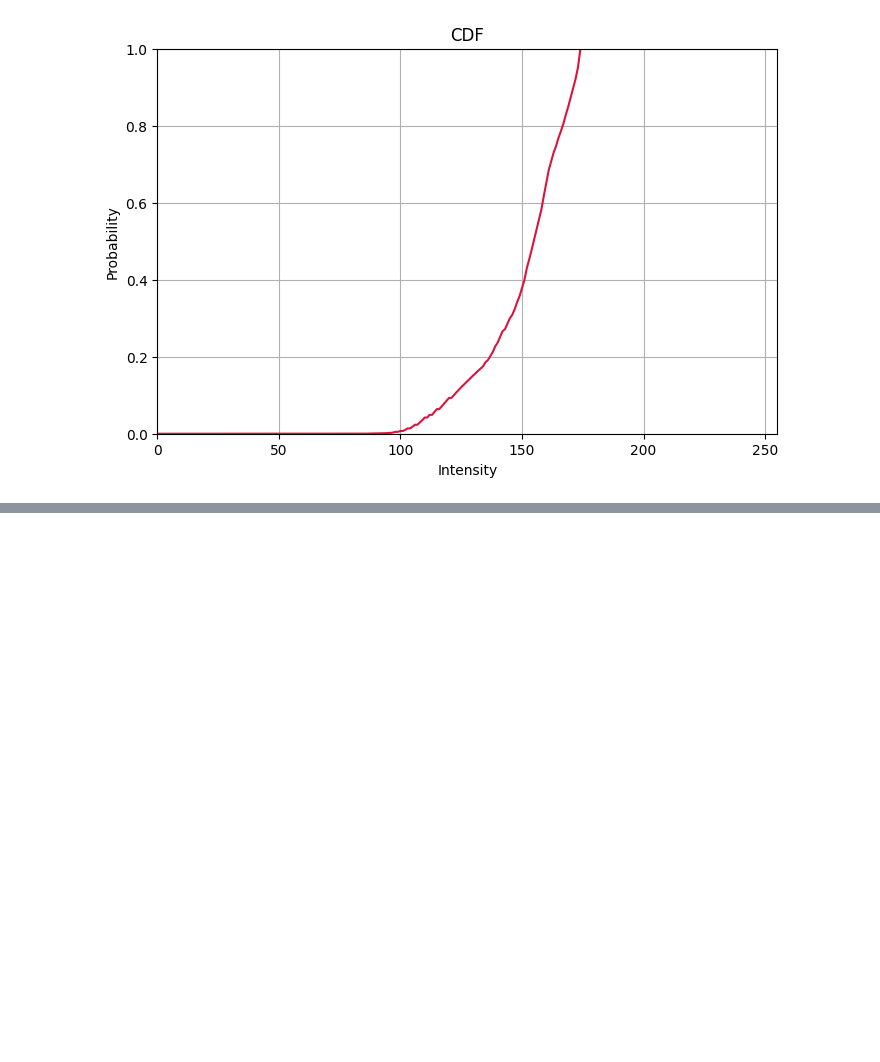
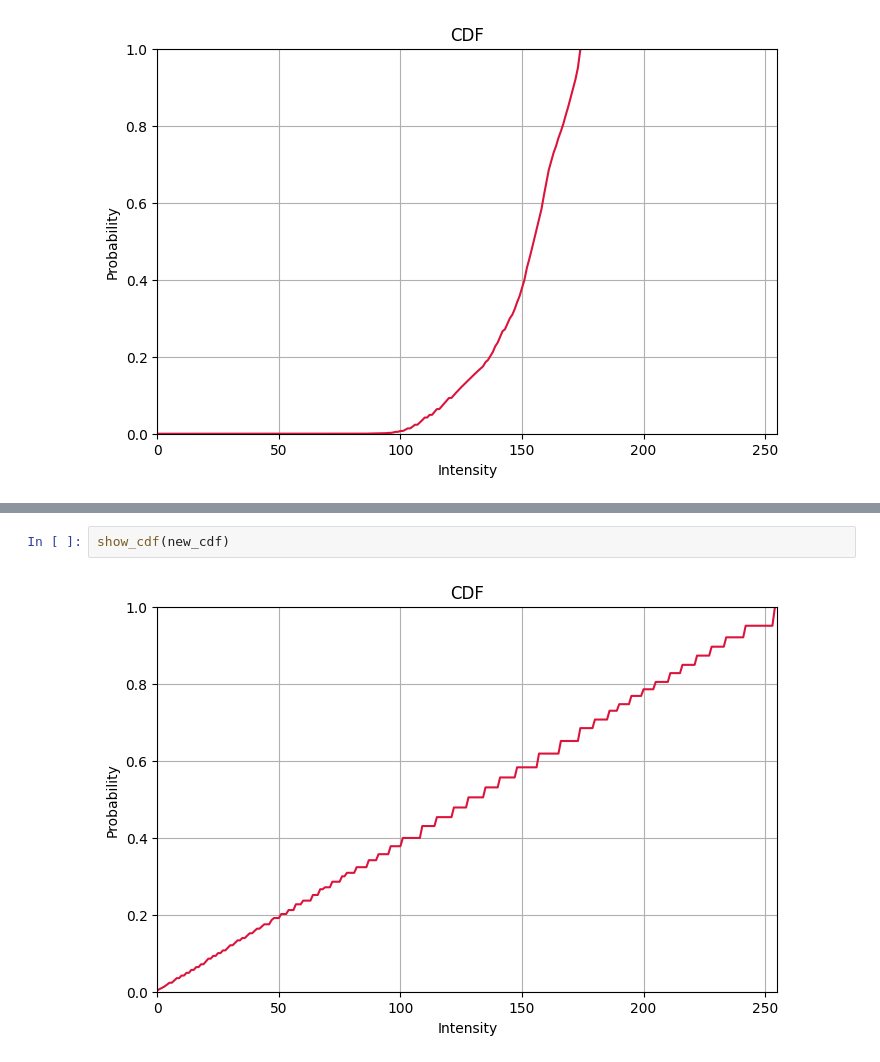
Before and after one commit to mo-karbalaee/IntroML, a Jupyter notebook: ex_1/test_histogram.ipynb, the cells around one changed output, grey strips where cells are left out. Cells and saved outputs as stored; diff of their text form; blank space fills up the shorter version.

```diff
--- a/ex_1/test_histogram.ipynb
+++ b/ex_1/test_histogram.ipynb
@@ -39,0 +57,4 @@ show_cdf(cdf)
+# %%
+show_cdf(new_cdf)
+# %% [output]
+[figure, added]
```
Also changed, not shown: parts of 5 cells of this notebook, 1 other file.
